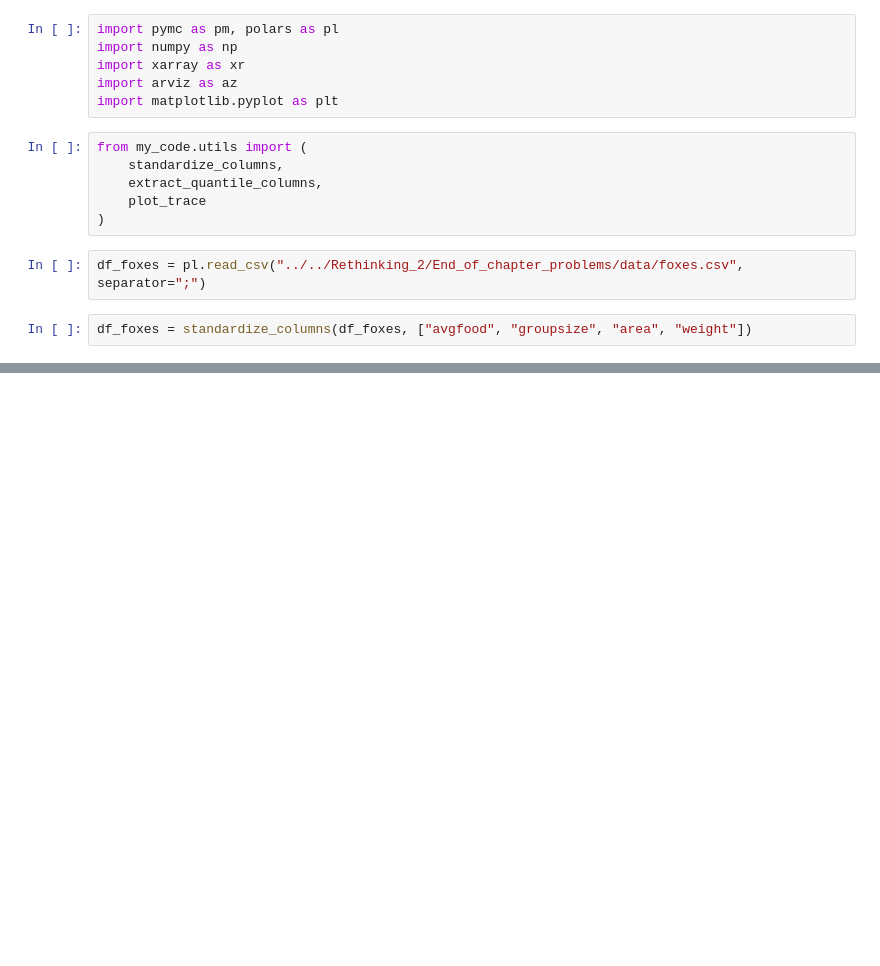
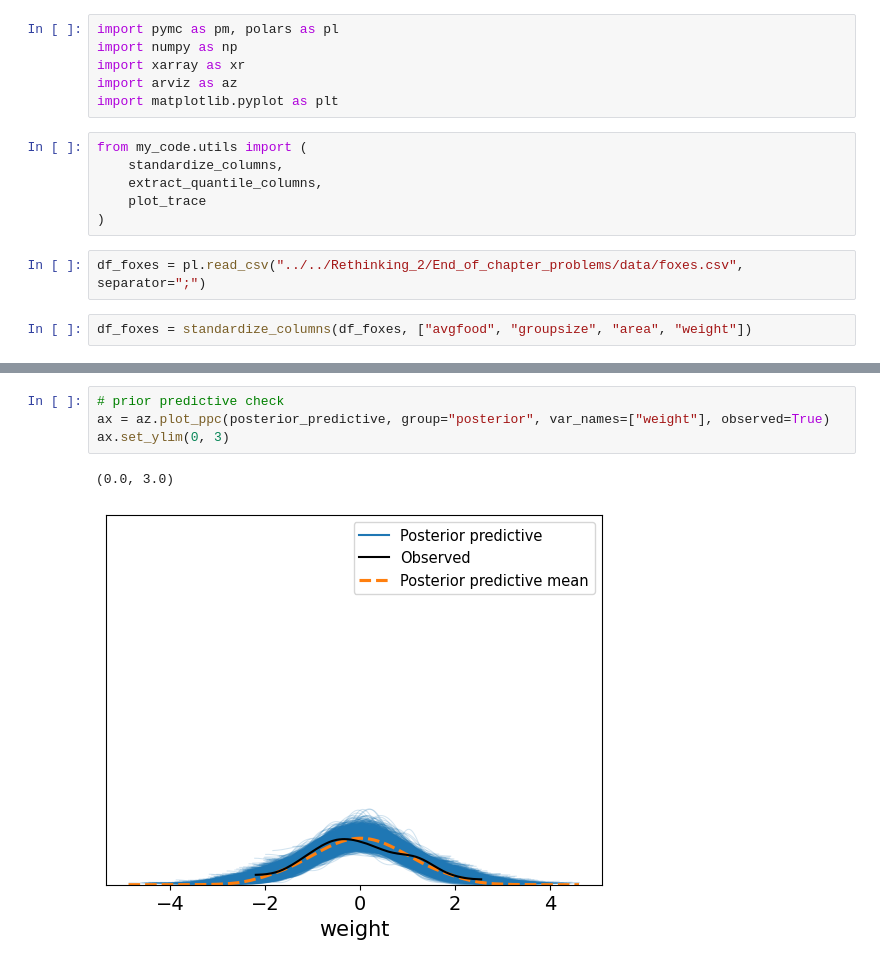
Before and after one commit to voutrata/statistical_rethinking_fork, a Jupyter notebook: my_code/chapter_5/5H2.ipynb, the cells around one changed output, grey strips where cells are left out. Drawn from its saved outputs; the diff is of its cells as text; blank space fills up the shorter version.

```diff
--- a/my_code/chapter_5/5H2.ipynb
+++ b/my_code/chapter_5/5H2.ipynb
@@ -102,0 +113,7 @@ Sampling: [weight]
+# %%
+# prior predictive check
+ax = az.plot_ppc(posterior_predictive, group="posterior", var_names=["weight"], observed=True)
+ax.set_ylim(0, 3)
+# %% [output]
+(0.0, 3.0)
+[figure, added]
```
Also changed, not shown: parts of 8 cells of this notebook, 3 other files.
